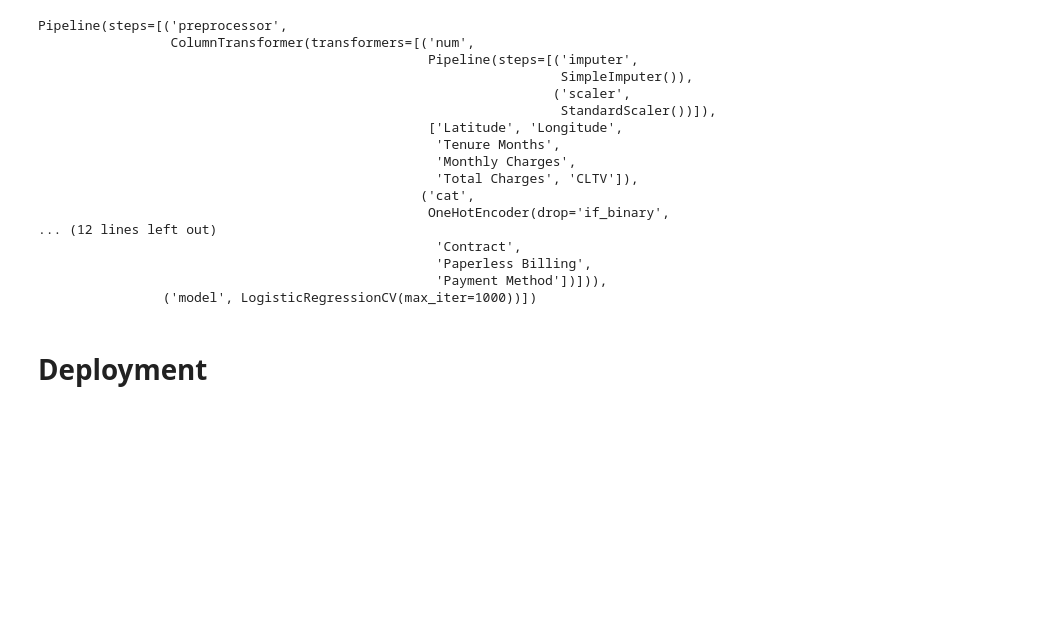
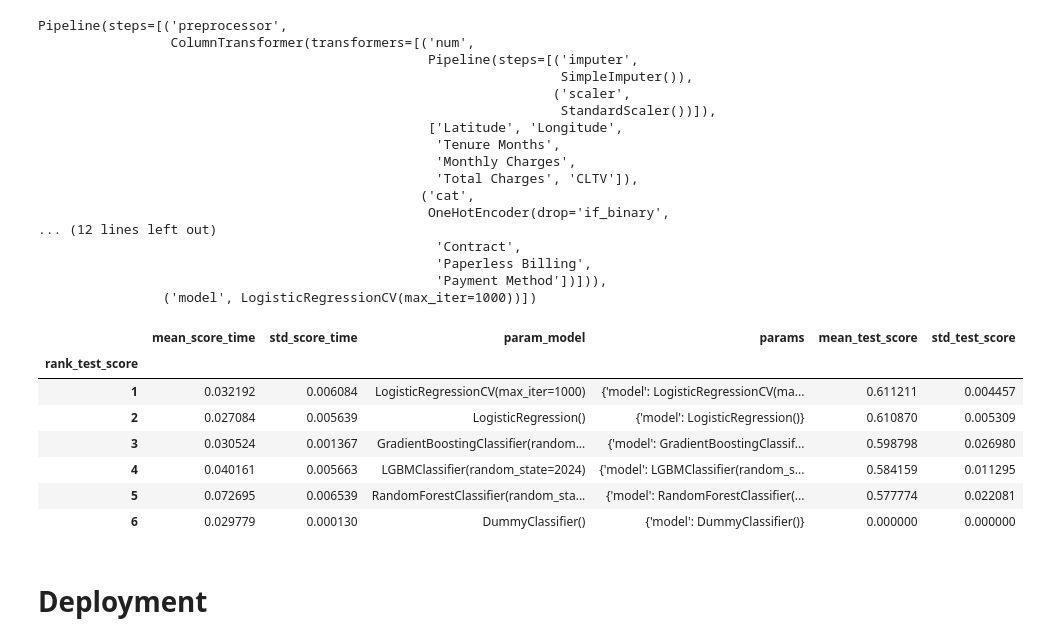
Before and after one commit to GTBelini22/Churn_IBM_ML, a Jupyter notebook: notebooks/modeling.ipynb, the cells around one changed output. Drawn from its saved outputs; the diff is of its cells as text; code cells hidden in the pictures; blank space fills up the shorter version.

```diff
--- a/notebooks/modeling.ipynb
+++ b/notebooks/modeling.ipynb
@@ -248,6 +248,6 @@ params = {
 }
 
 # verificando para cada modelo os resultados
-grid_model = GridSearchCV(model_pipeline, param_grid=params, cv=5, scoring='r2', verbose=1)
+grid_model = GridSearchCV(model_pipeline, param_grid=params, cv=3, scoring='f1', verbose=1)
 grid_model.fit(x_train, y_train)
 # %% [output]
@@ -306,3 +306,15 @@ Pipeline(steps=[('preprocessor',
                                                    'Paperless Billing',
                                                    'Payment Method'])])),
                 ('model', LogisticRegressionCV(max_iter=1000))])
+# %%
+df_cv_results = pd.DataFrame(grid_model.cv_results_).set_index('rank_test_score').sort_index()
+df_cv_results.iloc[:,~df_cv_results.columns.str.contains('split|fit')].head(10)
+# %% [output]
+|  | mean_score_time | std_score_time | param_model | params | mean_test_score | std_test_score |
+| rank_test_score |  |  |  |  |  |  |
+| 1 | 0.032192 | 0.006084 | LogisticRegressionCV(max_iter=1000) | {'model': LogisticRegressionCV(ma... | 0.611211 | 0.004457 |
+| 2 | 0.027084 | 0.005639 | LogisticRegression() | {'model': LogisticRegression()} | 0.610870 | 0.005309 |
+| 3 | 0.030524 | 0.001367 | GradientBoostingClassifier(random... | {'model': GradientBoostingClassif... | 0.598798 | 0.026980 |
+| 4 | 0.040161 | 0.005663 | LGBMClassifier(random_state=2024) | {'model': LGBMClassifier(random_s... | 0.584159 | 0.011295 |
+| 5 | 0.072695 | 0.006539 | RandomForestClassifier(random_sta... | {'model': RandomForestClassifier(... | 0.577774 | 0.022081 |
+| 6 | 0.029779 | 0.000130 | DummyClassifier() | {'model': DummyClassifier()} | 0.000000 | 0.000000 |
```
Also changed, not shown: parts of 2 cells of this notebook.
